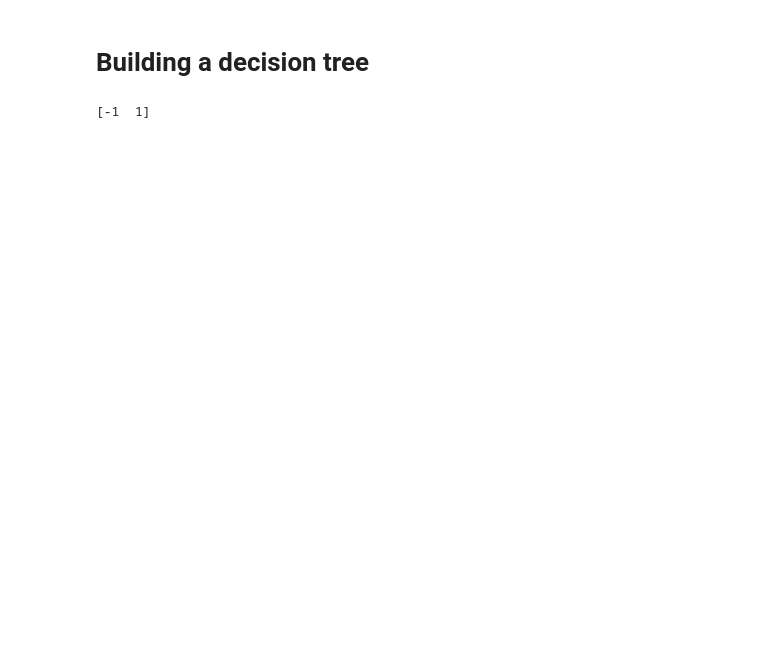
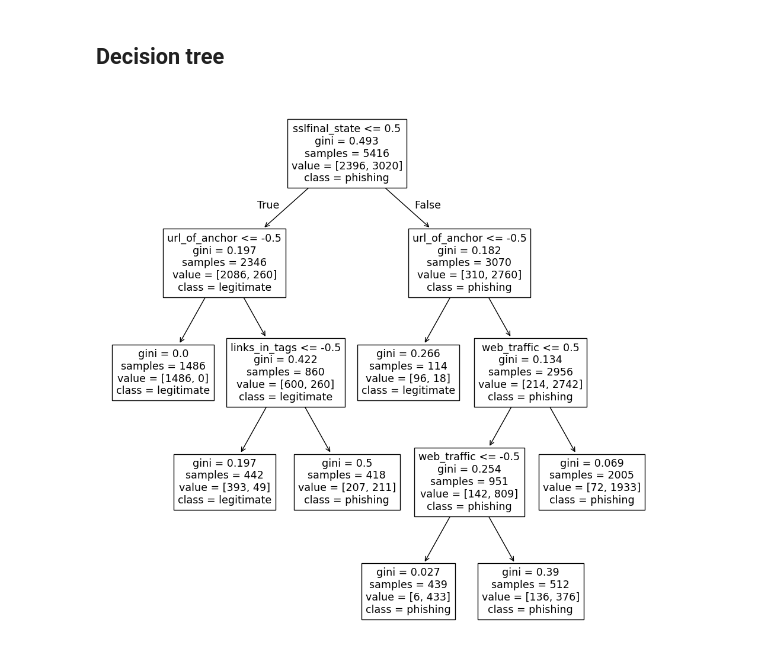
Before and after one commit to hinmiro/dataIsBeautifull_G2, a Jupyter notebook: assignments/decisiontrees_randomforests.ipynb, the cells around one changed output. Cells and saved outputs as stored; diff of their text form; code cells hidden in the pictures; blank space fills up the shorter version.

```diff
--- a/assignments/decisiontrees_randomforests.ipynb
+++ b/assignments/decisiontrees_randomforests.ipynb
@@ -39,7 +27,6 @@ Submit a GitHub permalink that points to the Jupyter notebook as instructed in O
 # %%
 from sklearn.model_selection import train_test_split
 from ucimlrepo import fetch_ucirepo
-import pandas as pd
 import matplotlib.pyplot as plt
 
 # fetch dataset
@@ -49,6 +36,6 @@ phishing_websites = fetch_ucirepo(id=327)
 X = phishing_websites.data.features
 y = phishing_websites.data.targets
 
-# Split data for validation purpose
-X_train, X_test, y_train, y_test = train_test_split(X, y, test_size = 0.30, random_state=15)
-y
+# Split data for training, validation and testing purpose
+X_train, X_test, y_train, y_test = train_test_split(X, y, test_size=0.30, random_state=15)
+X_train, X_val, y_train, y_val = train_test_split(X_train, y_train, test_size=0.30, random_state=15)
@@ -69,10 +47,19 @@ y
 # %% [markdown]
-# Building a decision tree
+## Decision tree
 # %%
-from sklearn.tree import DecisionTreeClassifier
+from sklearn.tree import DecisionTreeClassifier, plot_tree
+from sklearn.metrics import classification_report, confusion_matrix, ConfusionMatrixDisplay
 
+# Build and train decision tree
 model = DecisionTreeClassifier(random_state=52, ccp_alpha=0.004, max_depth=4)
 model.fit(X_train, y_train)
-print(model.classes_)
+
+# Plot the decision tree
+fig = plt.figure(figsize=(12, 12))
+plot_tree(model, feature_names=X.keys(), class_names=['legitimate', 'phishing'])
+plt.show()
+
+# Evaluate decision tree
+val_predictions = model.predict(X_val)
 # %% [output]
-[-1  1]
+[figure, added]
```
Also changed, not shown: parts of 26 cells of this notebook.
